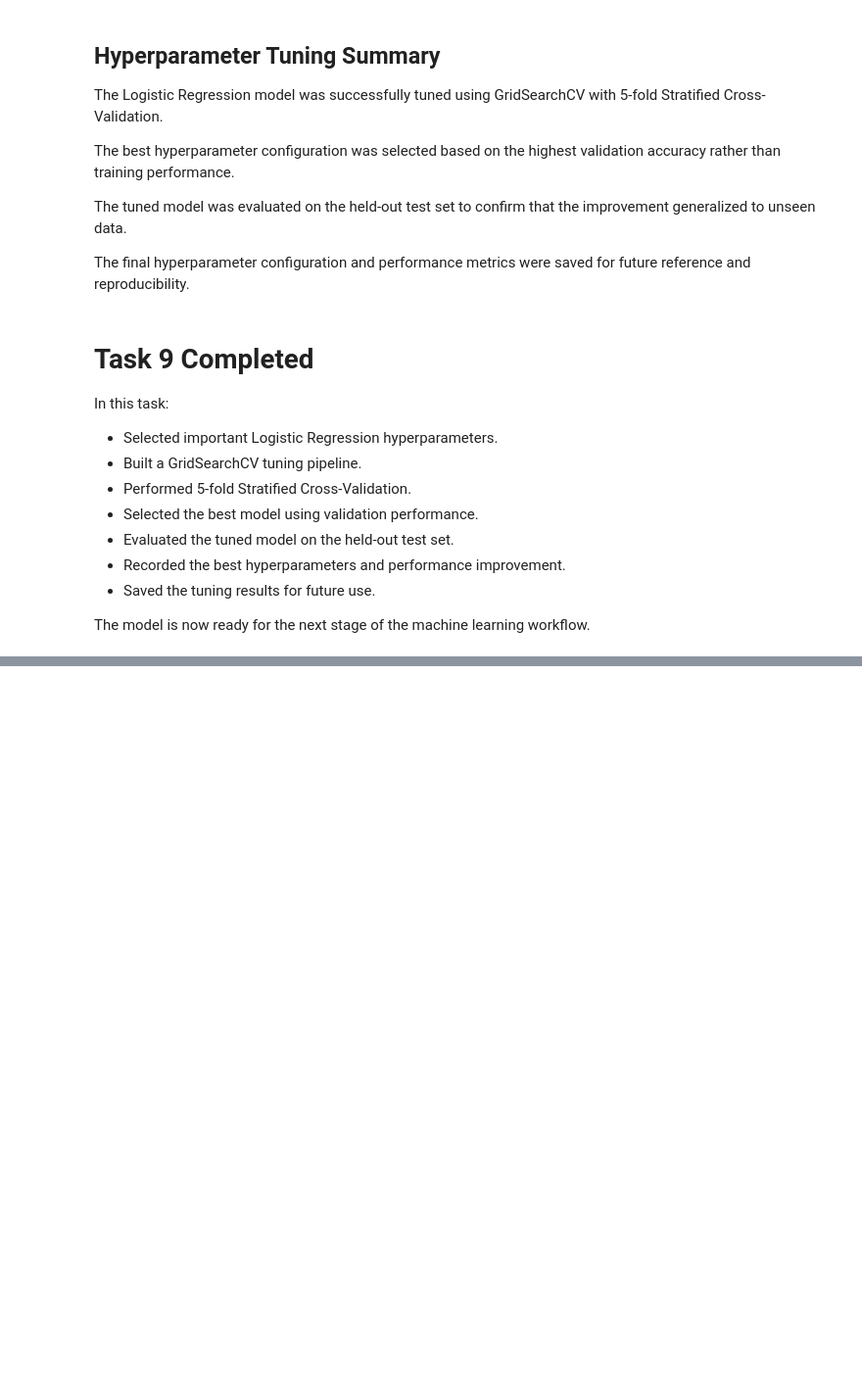
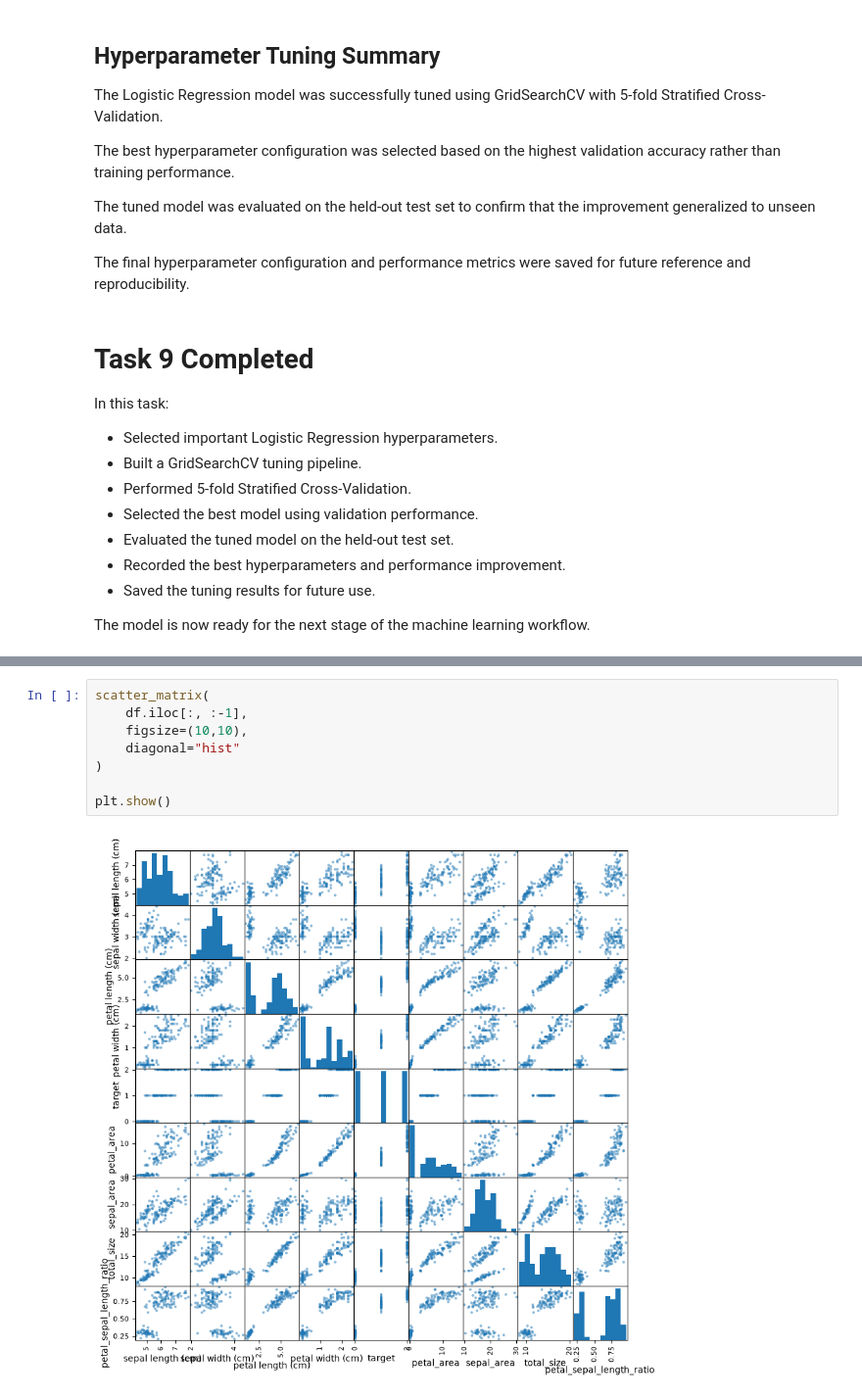
Before and after one commit to Kaushik0107/PlaceMux_Phase1, a Jupyter notebook: notebooks/starter.ipynb, the cells around one changed output, grey strips where cells are left out. Shown at 98% size. Saved outputs shown, nothing was run; the diff lists cells and outputs as text; blank space fills up the shorter version.

```diff
--- a/notebooks/starter.ipynb
+++ b/notebooks/starter.ipynb
@@ -2759,0 +2849,10 @@ The model is now ready for the next stage of the machine learning workflow.
+# %%
+scatter_matrix(
+    df.iloc[:, :-1],
+    figsize=(10,10),
+    diagonal="hist"
+)
+
+plt.show()
+# %% [output]
+[figure, added]
```
Also changed, not shown: parts of 58 cells of this notebook, 4 other files.
